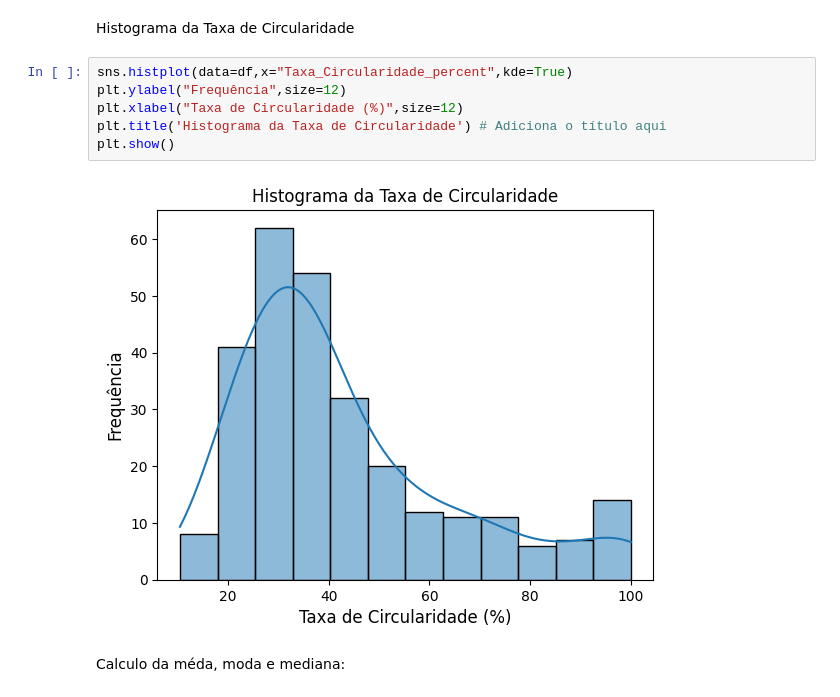
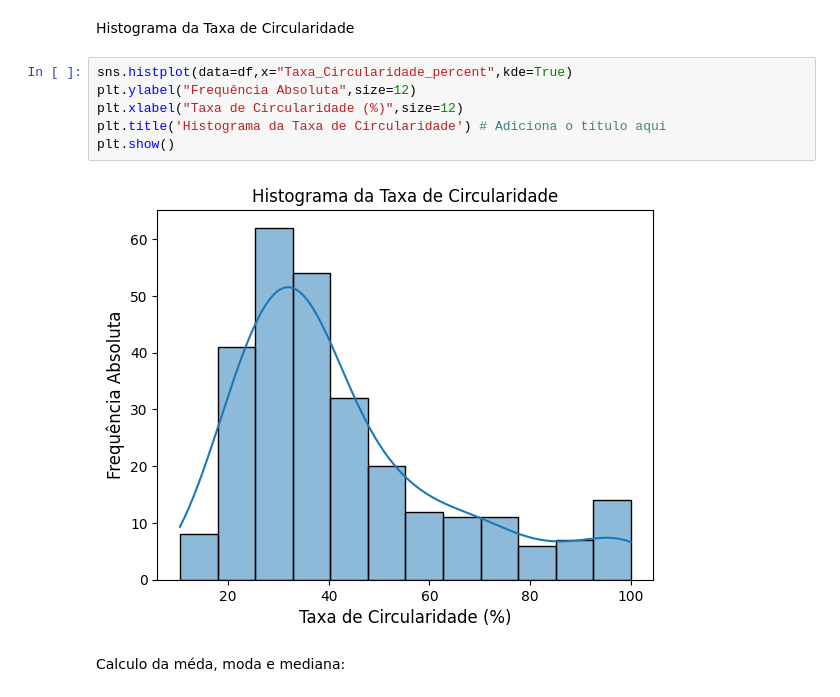
Before and after one commit to MtBalbine/PROJETO-1---ESTATISTICA-E-ANALISE-DE-DADOS, a Jupyter notebook: VarQuantitativaCir.ipynb, the cells around one changed output. Cells and saved outputs as stored; diff of their text form.

```diff
--- a/VarQuantitativaCir.ipynb
+++ b/VarQuantitativaCir.ipynb
@@ -140,12 +140,12 @@ print('     *Limites superiores do intervalo de classes não incluídos')
 Histograma da Taxa de Circularidade
 # %%
 sns.histplot(data=df,x="Taxa_Circularidade_percent",kde=True)
-plt.ylabel("Frequência",size=12)
+plt.ylabel("Frequência Absoluta",size=12)
 plt.xlabel("Taxa de Circularidade (%)",size=12)
 plt.title('Histograma da Taxa de Circularidade') # Adiciona o título aqui
 plt.show()
 # %% [output]
-[figure, old version]
+[figure, new version]
 # %% [markdown]
 Calculo da méda, moda e mediana:
 # %%
```
Also changed, not shown: parts of 1 cell of this notebook.
